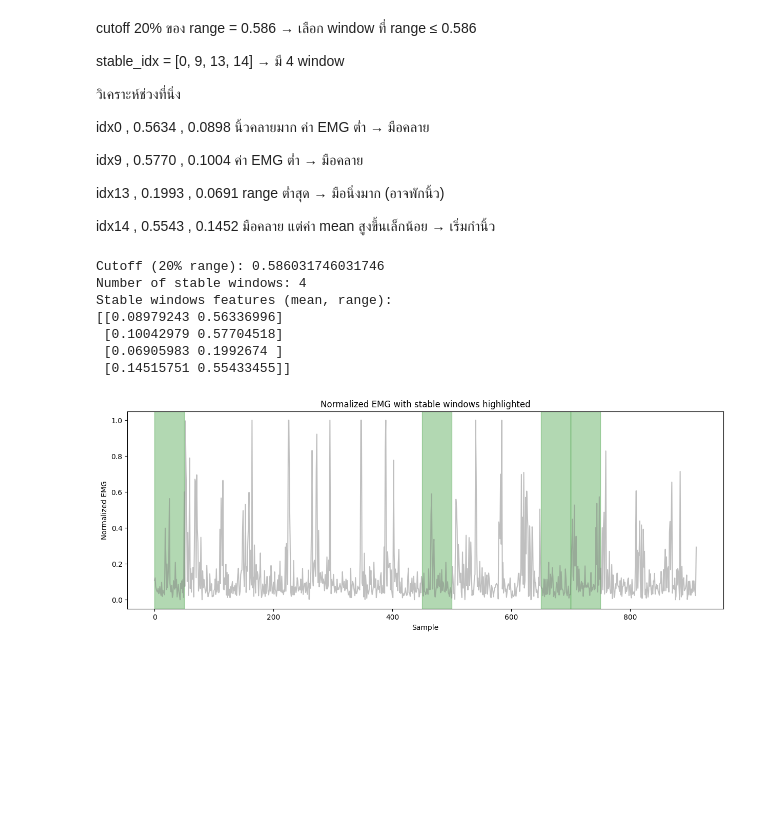
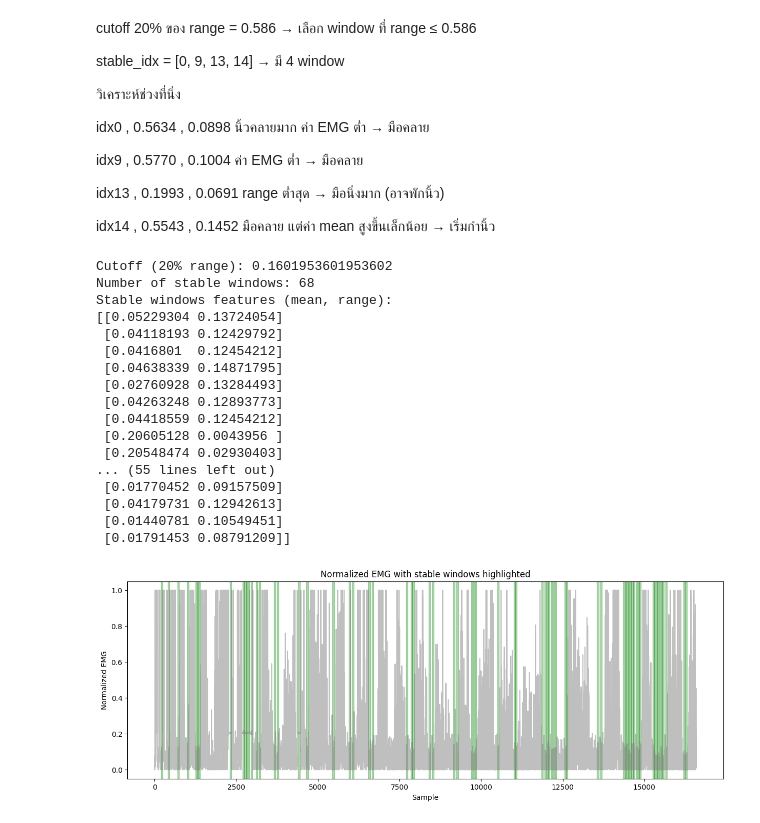
Before and after one commit to pittachiox/AISkilledarm_new, a Jupyter notebook: myemg/train_1.ipynb, the cells around one changed output. Drawn from its saved outputs; the diff is of its cells as text; code cells hidden in the pictures; blank space fills up the shorter version.

```diff
--- a/myemg/train_1.ipynb
+++ b/myemg/train_1.ipynb
@@ -990,7 +990,7 @@ import pandas as pd
 import matplotlib.pyplot as plt
 
 # Load CSV
-data = pd.read_csv("emg_log3.csv")
+data = pd.read_csv("emg_log.csv")
 data["digital_norm"] = data["Raw"] / 4095.0
 
 # Create windows
@@ -1008,37 +1008,47 @@ for start in range(0, len(data) - window_size, window_size):
 features = np.array(features)
 
 # Stable window (lowest 20% range)
 percentile = 20
 cutoff = np.percentile(features[:, 1], percentile)
 stable_idx = np.where(features[:, 1] <= cutoff)[0]
 
 print("Cutoff (20% range):", cutoff)
 print("Number of stable windows:", len(stable_idx))
 
 # ดูค่า mean และ range ของ stable windows
 stable_features = features[stable_idx]
 print("Stable windows features (mean, range):")
 print(stable_features)
 
 # Visual inspection
 plt.figure(figsize=(15,5))
 plt.plot(data["digital_norm"], color='gray', alpha=0.5, label="Normalized EMG")
 
 for idx in stable_idx:
     start = idx * window_size
     end = start + window_size
     plt.axvspan(start, end, color='green', alpha=0.3)  # highlight stable windows
 
 plt.title("Normalized EMG with stable windows highlighted")
 plt.xlabel("Sample")
 plt.ylabel("Normalized EMG")
 plt.show()
 # %% [output]
-Cutoff (20% range): 0.586031746031746
-Number of stable windows: 4
+Cutoff (20% range): 0.1601953601953602
+Number of stable windows: 68
 Stable windows features (mean, range):
-[[0.08979243 0.56336996]
- [0.10042979 0.57704518]
- [0.06905983 0.1992674 ]
- [0.14515751 0.55433455]]
+[[0.05229304 0.13724054]
+ [0.04118193 0.12429792]
+ [0.0416801  0.12454212]
+ [0.04638339 0.14871795]
+ [0.02760928 0.13284493]
+ [0.04263248 0.12893773]
+ [0.04418559 0.12454212]
+ [0.20605128 0.0043956 ]
+ [0.20548474 0.02930403]
+... (55 lines left out)
+ [0.01770452 0.09157509]
+ [0.04179731 0.12942613]
+ [0.01440781 0.10549451]
+ [0.01791453 0.08791209]]
-[figure, old version]
+[figure, new version]
```
Also changed, not shown: 8 other files.
